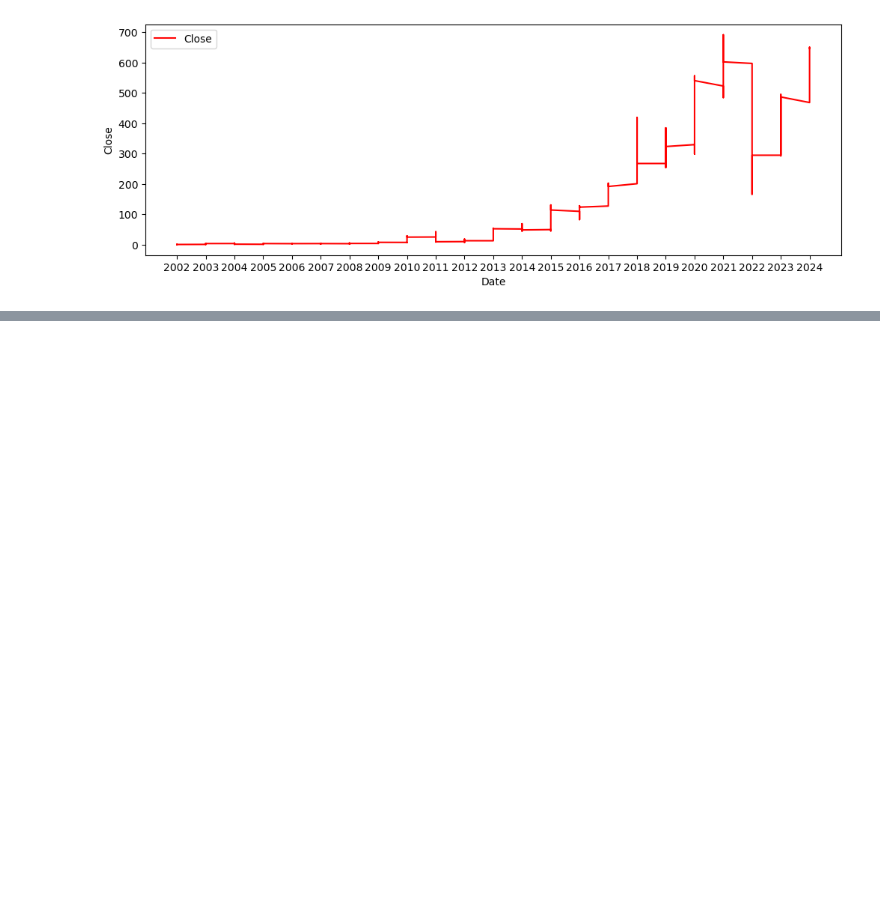
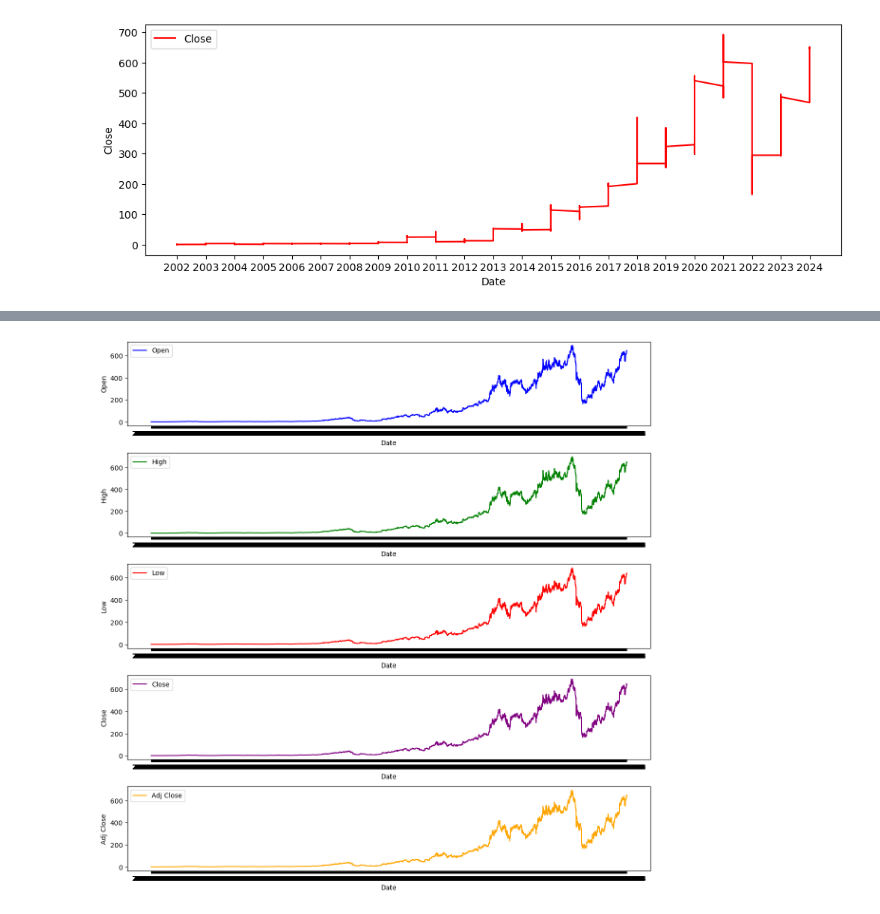
Before and after one commit to Mehedee-Hassan/kaggle-forecasting, a Jupyter notebook: Netflix Stock Prediction/notebooks/EDA.ipynb, the cells around one changed output, grey strips where cells are left out. Cells and saved outputs as stored; diff of their text form; code cells hidden in the pictures; blank space fills up the shorter version.

```diff
--- a/Netflix Stock Prediction/notebooks/EDA.ipynb
+++ b/Netflix Stock Prediction/notebooks/EDA.ipynb
@@ -88,0 +130,20 @@ plt.show() # Show the plot
+# %%
+
+# Create subplots with adjusted figure size
+fig, axes = plt.subplots(5, 1, figsize=(12, 12))
+
+# Customize spacing for better readability
+fig.tight_layout(pad=2.0)
+
+# Define a color palette for visual distinction (you can customize this)
+colors = ['blue', 'green', 'red', 'purple', 'orange']
+
+# Iterate through columns and create plots
+for index, col in enumerate(df.columns[1:6]):
+    axes[index].plot(df['Date'], df[col], color=colors[index], label=col)
+    axes[index].set_xlabel('Date', fontsize=10)  # Adjust font size as needed
+    axes[index].set_ylabel(col, fontsize=10)
+    axes[index].legend() # Add a legend for each subplot
+    fig.show() # Show each plot individually within the loop
+# %% [output]
+[figure, added]
```
Also changed, not shown: parts of 4 cells of this notebook.
